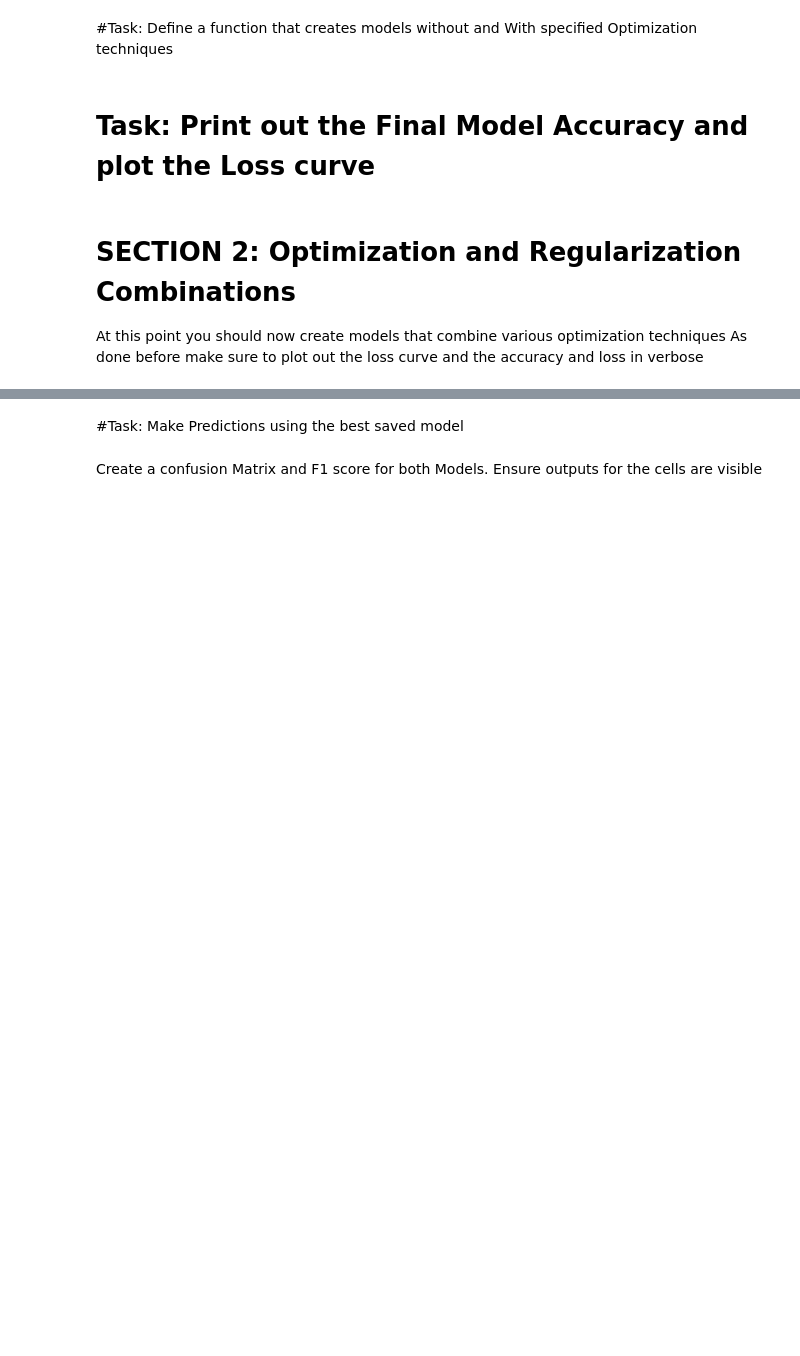
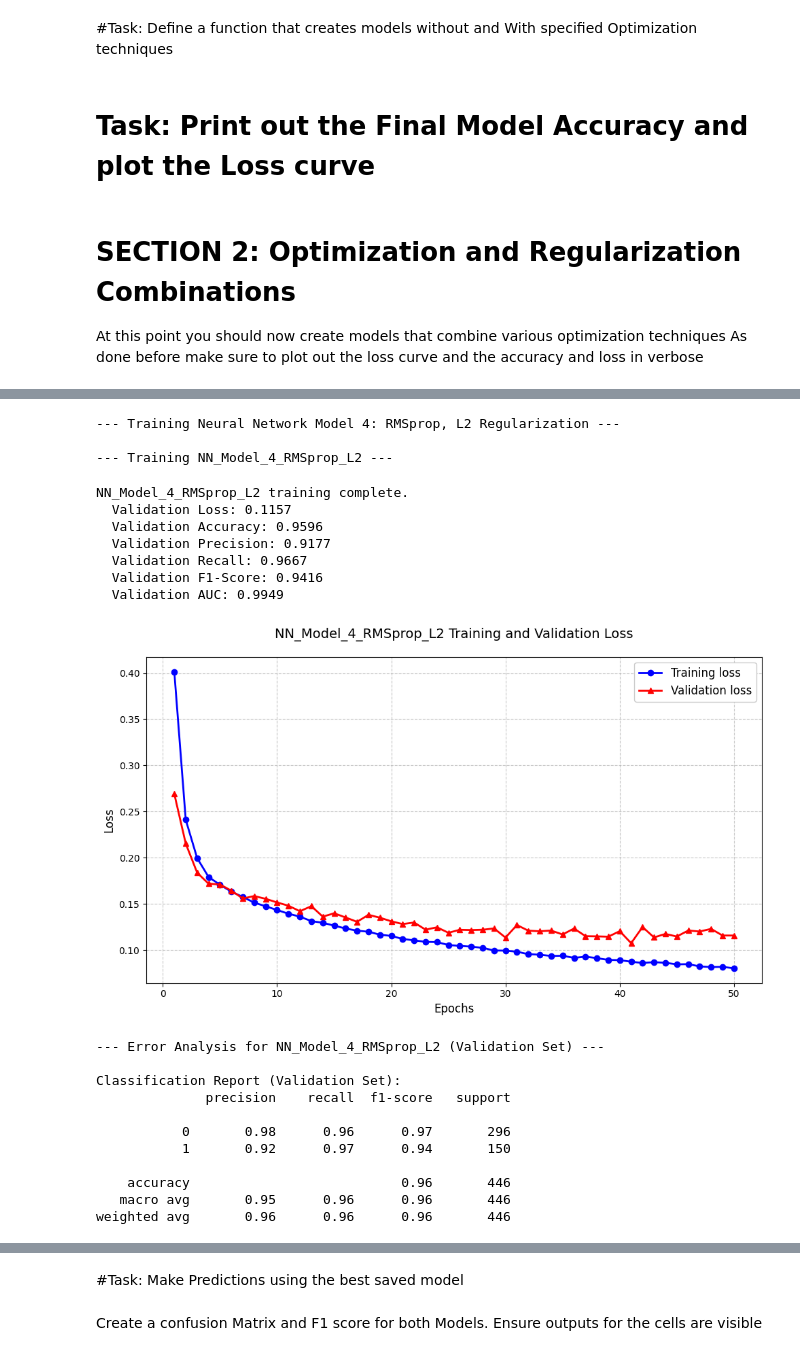
Before and after one commit to Gakwaya011/Kigali_Traffic_Congestion_Prediction, a Jupyter notebook: Summative_Intro_to_ml_[name_number]_assignment.ipynb, the cells around one changed output, grey strips where cells are left out. Saved outputs shown, nothing was run; the diff lists cells and outputs as text; code cells hidden in the pictures; blank space fills up the shorter version.

```diff
--- a/Summative_Intro_to_ml_[name_number]_assignment.ipynb
+++ b/Summative_Intro_to_ml_[name_number]_assignment.ipynb
@@ -94,0 +624,68 @@ loss_curve_plot(model_4):
+# %%
+# TODO:
+# NN Combination 3 (model_4): Optimized Neural Network
+# Optimization: RMSprop
+# Regularization: L2 Regularization
+
+print("\n--- Training Neural Network Model 4: RMSprop, L2 Regularization ---")
+
+model_4 = define_model(
+    input_dim=input_dim_for_nn,
+    optimizer_type='rmsprop',
+    learning_rate=0.001,
+    dropout_rate=0.0,
+    regularization_type='l2',
+    regularization_strength=0.001,
+    num_hidden_layers=2,
+    neurons_per_layer=[64, 32],
+    model_name="NN_Model_4_RMSprop_L2"
+)
+
+model_4, history_4 = train_and_evaluate_nn(
+    model_4, X_train_scaled_df, y_train, X_val_scaled_df, y_val,
+    epochs=50,
+    model_name="NN_Model_4_RMSprop_L2"
+)
+
+loss_curve_plot(history_4, model_name="NN_Model_4_RMSprop_L2")
+
+# print out confusion matrix and error analysis metrics after the cell
+print("\n--- Error Analysis for NN_Model_4_RMSprop_L2 (Validation Set) ---")
+y_pred_val_proba_m4 = model_4.predict(X_val_scaled_df, verbose=0)
+y_pred_val_m4 = (y_pred_val_proba_m4 > 0.5).astype(int)
+
+print("\nClassification Report (Validation Set):")
+print(classification_report(y_val, y_pred_val_m4, zero_division=0))
+
+plt.figure(figsize=(6, 5))
+cm_m4 = confusion_matrix(y_val, y_pred_val_m4)
+sns.heatmap(cm_m4, annot=True, fmt='d', cmap='Blues', cbar=False,
+            xticklabels=['Not Congested (0)', 'Congested (1)'],
+            yticklabels=['Not Congested (0)', 'Congested (1)'])
+plt.title('Confusion Matrix for NN_Model_4_RMSprop_L2 (Validation Set)')
+plt.xlabel('Predicted')
+plt.ylabel('Actual')
+plt.show()
+# %% [output]
+--- Training Neural Network Model 4: RMSprop, L2 Regularization ---
+
+--- Training NN_Model_4_RMSprop_L2 ---
+NN_Model_4_RMSprop_L2 training complete.
+  Validation Loss: 0.1157
+  Validation Accuracy: 0.9596
+  Validation Precision: 0.9177
+  Validation Recall: 0.9667
+  Validation F1-Score: 0.9416
+  Validation AUC: 0.9949
+[figure, added]
+--- Error Analysis for NN_Model_4_RMSprop_L2 (Validation Set) ---
+
+Classification Report (Validation Set):
+              precision    recall  f1-score   support
+
+           0       0.98      0.96      0.97       296
+           1       0.92      0.97      0.94       150
+
+    accuracy                           0.96       446
+   macro avg       0.95      0.96      0.96       446
+weighted avg       0.96      0.96      0.96       446
```
Also changed, not shown: parts of 24 cells of this notebook.
